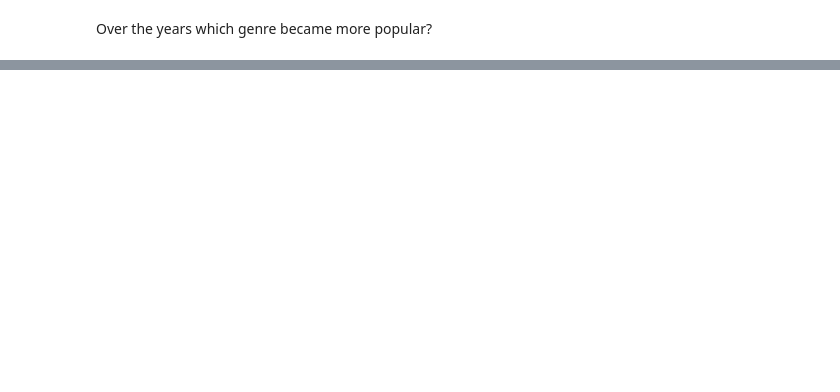
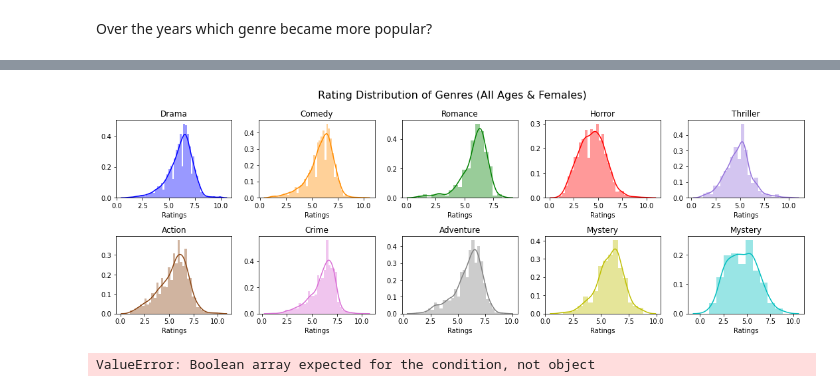
Before and after one commit to mchoi2275/Choi_Portfolio, a Jupyter notebook: IMDB Project/IMDB.ipynb, the cells around one changed output, grey strips where cells are left out. Saved outputs shown, nothing was run; the diff lists cells and outputs as text; code cells hidden in the pictures; blank space fills up the shorter version.

```diff
--- a/IMDB Project/IMDB.ipynb
+++ b/IMDB Project/IMDB.ipynb
@@ -162,0 +393,66 @@ Over the years which genre became more popular?
+# %%
+fig,ax =plt.subplots(2,5,figsize=(15,5))
+
+plt.suptitle('Rating Distribution of Genres (All Ages & Females)', y=1.05, size=16)
+plt.sca(ax[0][0])
+sns.distplot(female_ages_genre_rating[female_ages_genre_rating['Genre'] == 'Drama']['(F) All Ages Avg'], color='b')
+plt.xlabel('Ratings')
+plt.title('Drama')
+
+plt.sca(ax[0][1])
+sns.distplot(female_ages_genre_rating[female_ages_genre_rating['Genre'] == 'Comedy']['(F) All Ages Avg'], color = 'darkorange')
+plt.xlabel('Ratings')
+plt.title('Comedy')
+
+plt.sca(ax[0][2])
+sns.distplot(female_ages_genre_rating[female_ages_genre_rating['Genre'] == 'Romance']['(F) All Ages Avg'], color = 'g')
+plt.xlabel('Ratings')
+plt.title('Romance')
+
+
+plt.sca(ax[0][3])
+sns.distplot(female_ages_genre_rating[female_ages_genre_rating['Genre'] == 'Horror']['(F) All Ages Avg'], color = 'r')
+plt.xlabel('Ratings')
+plt.title('Horror')
+
+
+plt.sca(ax[0][4])
+sns.distplot(female_ages_genre_rating[female_ages_genre_rating['Genre'] == 'Thriller']['(F) All Ages Avg'], color = 'mediumpurple')
+plt.xlabel('Ratings')
+plt.title('Thriller')
+
+plt.sca(ax[1][0])
+sns.distplot(female_ages_genre_rating[female_ages_genre_rating['Genre'] == 'Action']['(F) All Ages Avg'], color = 'saddlebrown')
+plt.xlabel('Ratings')
+plt.title('Action')
+
+plt.sca(ax[1][1])
+sns.distplot(female_ages_genre_rating[female_ages_genre_rating['Genre'] == 'Crime']['(F) All Ages Avg'], color = 'orchid')
+plt.xlabel('Ratings')
+plt.title('Crime')
+
+
+plt.sca(ax[1][2])
+sns.distplot(female_ages_genre_rating[female_ages_genre_rating['Genre'] == 'Adventure']['(F) All Ages Avg'], color = 'grey')
+plt.xlabel('Ratings')
+plt.title('Adventure')
+
+plt.sca(ax[1][3])
+sns.distplot(female_ages_genre_rating[female_ages_genre_rating['Genre'] == 'Mystery']['(F) All Ages Avg'], color = 'y')
+plt.xlabel('Ratings')
+plt.title('Mystery')
+
+plt.sca(ax[1][4])
+sns.distplot(female_ages_genre_rating[female_ages_genre_rating['Genre'] == 'Sci-Fi']['(F) All Ages Avg'], color = 'c')
+plt.xlabel('Ratings')
+plt.title('Mystery')
+
+plt.tight_layout()
+# %% [output]
+[figure, added]
+# %%
+top_genres = ['Drama', 'Comedy', 'Romance', 'Horror', 'Thriller','Action','Crime','Adventure','Mystery','Scifi']
+top_genre_filter =genre_rating_unstack[genre_rating_unstack.isin(top_genres)]
+genre_rating_unstack[top_genre_filter]
+# %% [output]
+ValueError: Boolean array expected for the condition, not object
```
Also changed, not shown: parts of 18 cells of this notebook.
